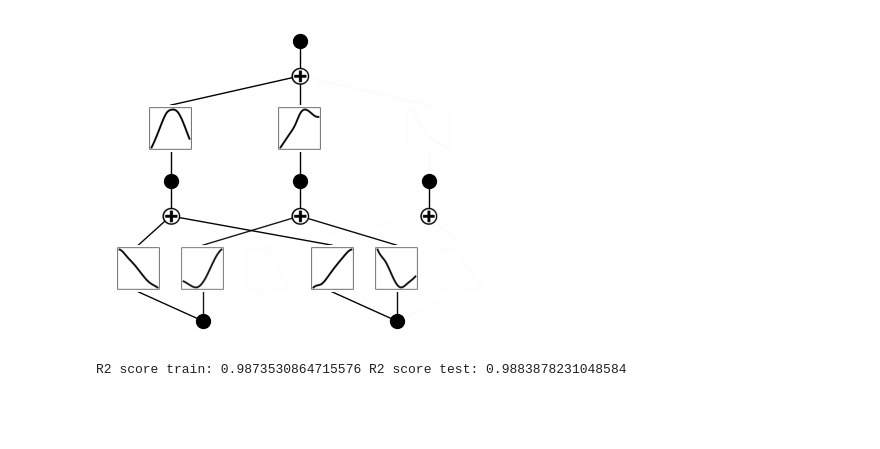
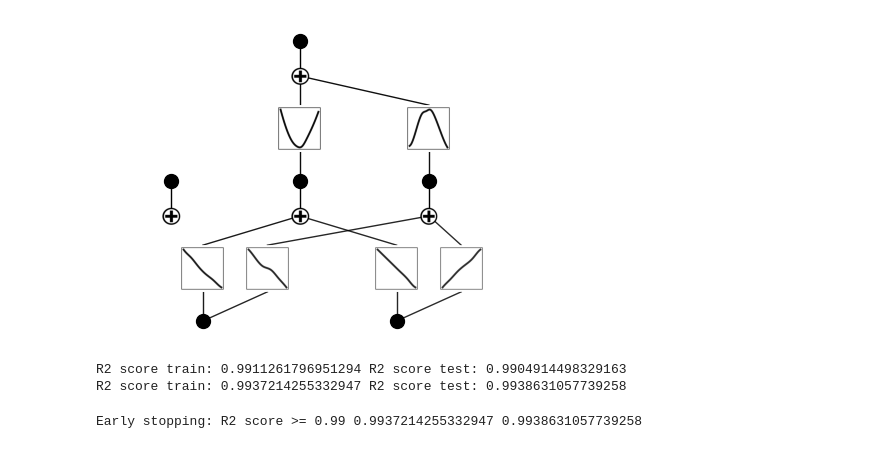
Before and after one commit to MGTUc/KANinitialization, a Jupyter notebook: kan/initializationExperiments/MLPKANtraining.ipynb, the cells around one changed output. Drawn from its saved outputs; the diff is of its cells as text; code cells hidden in the pictures; blank space fills up the shorter version.

Commit message:
added extra MLPKAN implementations

```diff
--- a/kan/initializationExperiments/MLPKANtraining.ipynb
+++ b/kan/initializationExperiments/MLPKANtraining.ipynb
@@ -12,10 +15,10 @@ import pandas as pd
 # %%
-seed = 42
+seed = 500
 torch.manual_seed(seed)
 np.random.seed(seed)
 random.seed(seed)
 
-MLPKANmodel = MLPKAN(input_size=2, hidden_sizes=[3], output_size=1, subnetworkshape=[4,4,4])
+MLPKANmodel = MLPKAN(input_size=2, hidden_sizes=[3], output_size=1, subnetworkshape=[4,4])
 # %%
 # f = lambda x: x[:, 0]**2 + x[:, 1]**2
 # # f = lambda x: torch.sin(x[:, 0]**2 + 3*x[:, 1])
@@ -36,5 +38,8 @@ X_test = torch.tensor(test_df.iloc[:, :-1].values, dtype=torch.float32)
 y_test = torch.tensor(test_df.iloc[:, -1].values, dtype=torch.float32).reshape(-1, 1)
 dataset = {'train_input': X_train, 'train_label': y_train, 'test_input': X_test, 'test_label': y_test}
 # %%
-histories = MLPKANmodel.fit(dataset,steps=50, lr=0.001)
+t0 = time.perf_counter()
+histories = MLPKANmodel.fit(dataset,steps=50, earlyStop=True)
+t1 = time.perf_counter() - t0
+print(t1)
 # %% [output]
@@ -73,9 +64,10 @@ plt.show()
 # %%
 kanmodel = KAN(width=[2,3,1], seed=seed, grid=5, auto_save=False, symbolic_enabled=False)
 kanmodel.set_splines_MLPKAN(dataset['train_input'], MLPKANmodel)
+t2 = time.perf_counter() - t0
 kanmodel.plot()
 # %% [output]
-[figure, old version]
+[figure, new version]
 # %%
 def R2(preds, targets):
             """
@@ -90,10 +82,22 @@ def R2(preds, targets):
             r2_score = 1 - (SS_res / (SS_tot + 1e-8))
             return torch.nan_to_num(r2_score)
 
+pred = MLPKANmodel.forward(dataset['train_input'])
+R2_score = R2(pred, dataset['train_label']).item()
+pred2 = MLPKANmodel.forward(dataset['test_input'])
+R2_score2 = R2(pred2, dataset['test_label']).item()
+print("R2 score train:", R2_score, "R2 score test:", R2_score2)
+
 earlyStop_pred = kanmodel.forward(dataset['train_input'])
 R2_score = R2(earlyStop_pred, dataset['train_label']).item()
 earlyStop_pred2 = kanmodel.forward(dataset['test_input'])
 R2_score2 = R2(earlyStop_pred2, dataset['test_label']).item()
 print("R2 score train:", R2_score, "R2 score test:", R2_score2)
 # %% [output]
-R2 score train: 0.9873530864715576 R2 score test: 0.9883878231048584
+R2 score train: 0.9911261796951294 R2 score test: 0.9904914498329163
+R2 score train: 0.9937214255332947 R2 score test: 0.9938631057739258
+# %%
+kanhistories = kanmodel.fit(dataset, opt="LBFGS", steps=50, lamb=0.001, earlyStop=True);
+t3 = time.perf_counter() - t0
+# %% [output]
+Early stopping: R2 score >= 0.99 0.9937214255332947 0.9938631057739258
```
Also changed, not shown: parts of 5 cells of this notebook, 4 other files.
